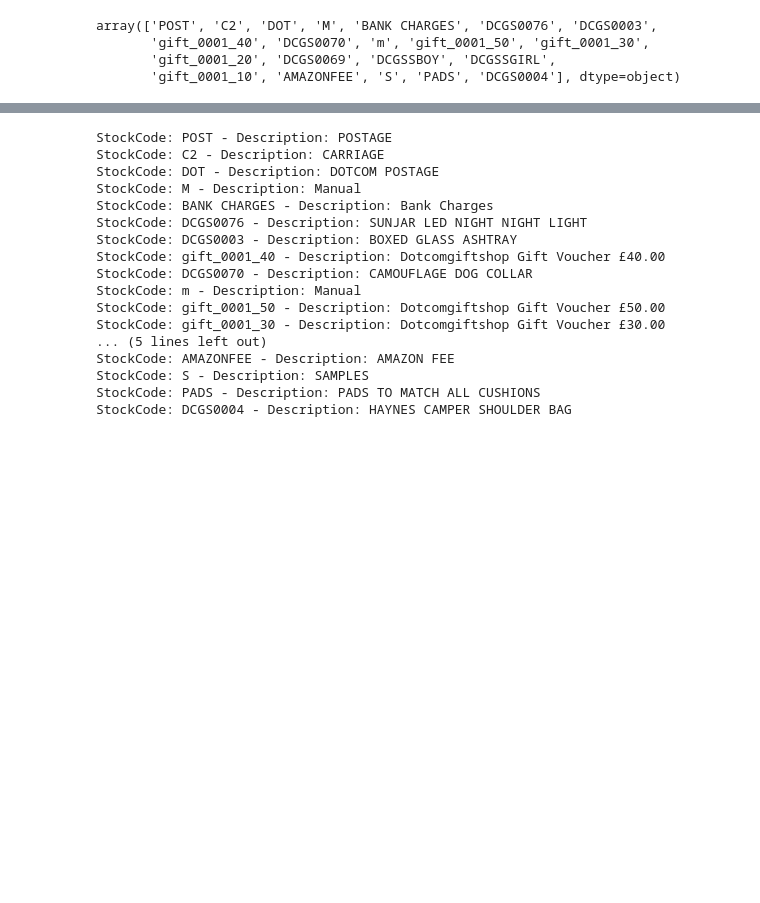
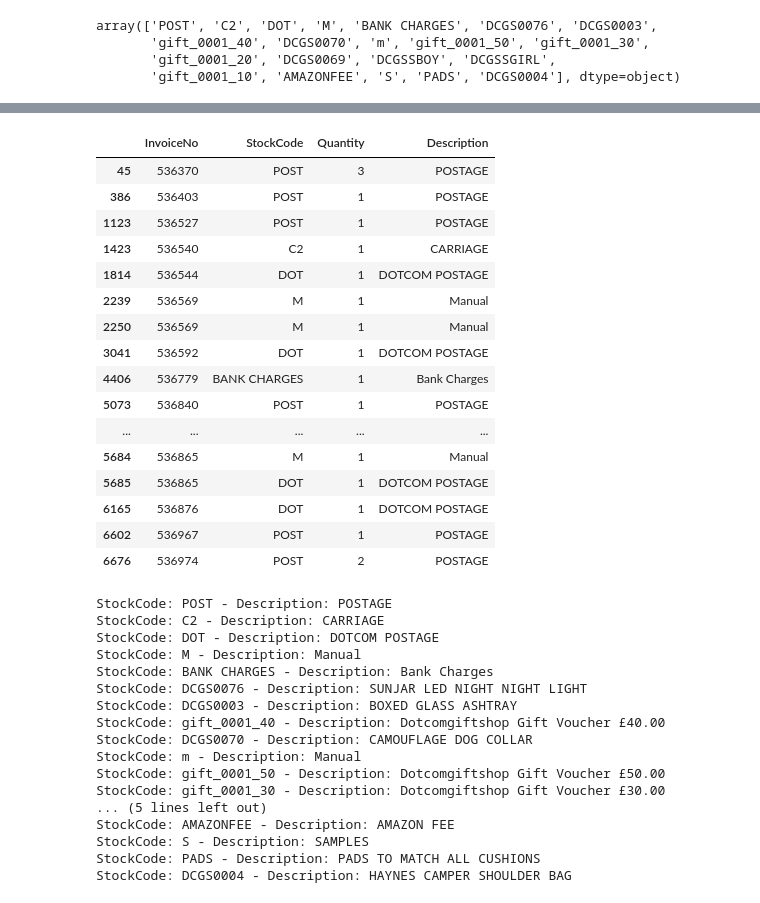
Before and after one commit to j2damax/principles-of-ds-cw02, a Jupyter notebook: group/online_retail.ipynb, the cells around one changed output, grey strips where cells are left out. Drawn from its saved outputs; the diff is of its cells as text; code cells hidden in the pictures; blank space fills up the shorter version.

```diff
--- a/group/online_retail.ipynb
+++ b/group/online_retail.ipynb
@@ -705,0 +703,3 @@ temp.head(20)
+# %%
+df_features = df_cleaned[["InvoiceNo", "StockCode", "Quantity","Description"]]
+df_features.head()
@@ -706,5 +713,5 @@ temp.head(20)
 # %%
-list_special_codes = df_cleaned[df_cleaned['StockCode'].str.contains('^[a-zA-Z]+', regex=True)]['StockCode'].unique()
+list_special_codes = df_features[df_features['StockCode'].str.contains('^[a-zA-Z]+', regex=True)]['StockCode'].unique()
 list_special_codes
 # %% [output]
 array(['POST', 'C2', 'DOT', 'M', 'BANK CHARGES', 'DCGS0076', 'DCGS0003',
@@ -718,10 +720,0 @@ list_special_codes.size
-# %%
-# Extract special codes that contain only letters
-list_special_codes = df_cleaned[df_cleaned['StockCode'].str.contains('^[a-zA-Z]+', regex=True)]['StockCode'].unique()
-
-# Filter dataset to include only rows with special StockCodes
-df_special_codes = df_cleaned[df_cleaned['StockCode'].isin(list_special_codes)]
-
-# Display the filtered data
-df_special_codes.head(20)
-#df_special_codes.size
@@ -746,2 +721,27 @@ df_special_codes.head(20)
+# %%
+# Filter dataset to include only rows with special StockCodes
+df_special_codes = df_features[df_features['StockCode'].isin(list_special_codes)]
+
+# Display the filtered data
+df_special_codes.head(20)
+#df_special_codes.size
+# %% [output]
+|  | InvoiceNo | StockCode | Quantity | Description |
+| 45 | 536370 | POST | 3 | POSTAGE |
+| 386 | 536403 | POST | 1 | POSTAGE |
+| 1123 | 536527 | POST | 1 | POSTAGE |
+| 1423 | 536540 | C2 | 1 | CARRIAGE |
+| 1814 | 536544 | DOT | 1 | DOTCOM POSTAGE |
+| 2239 | 536569 | M | 1 | Manual |
+| 2250 | 536569 | M | 1 | Manual |
+| 3041 | 536592 | DOT | 1 | DOTCOM POSTAGE |
+| 4406 | 536779 | BANK CHARGES | 1 | Bank Charges |
+| 5073 | 536840 | POST | 1 | POSTAGE |
+| ... | ... | ... | ... | ... |
+| 5684 | 536865 | M | 1 | Manual |
+| 5685 | 536865 | DOT | 1 | DOTCOM POSTAGE |
+| 6165 | 536876 | DOT | 1 | DOTCOM POSTAGE |
+| 6602 | 536967 | POST | 1 | POSTAGE |
+| 6676 | 536974 | POST | 2 | POSTAGE |
 # %%
 # Extract unique StockCode and Description pairs for list_special_codes
```
Also changed, not shown: parts of 13 cells of this notebook.
